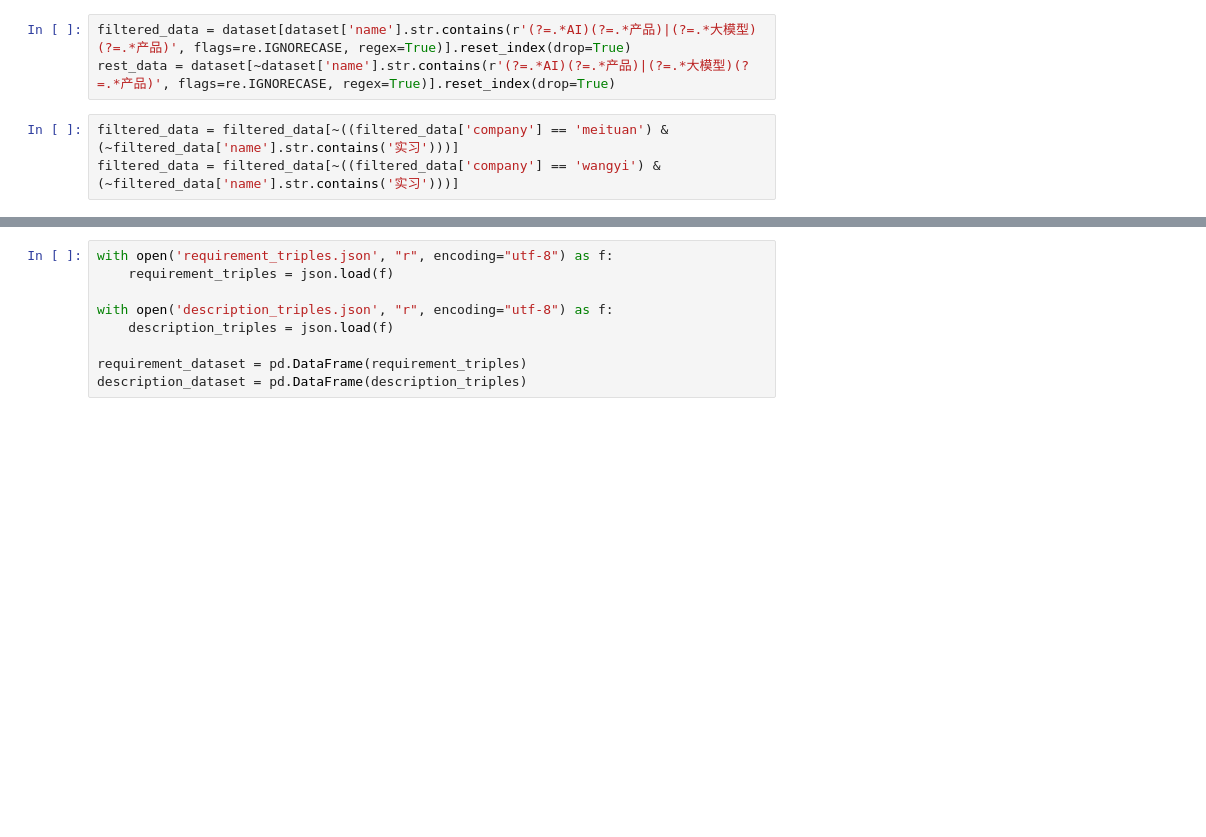
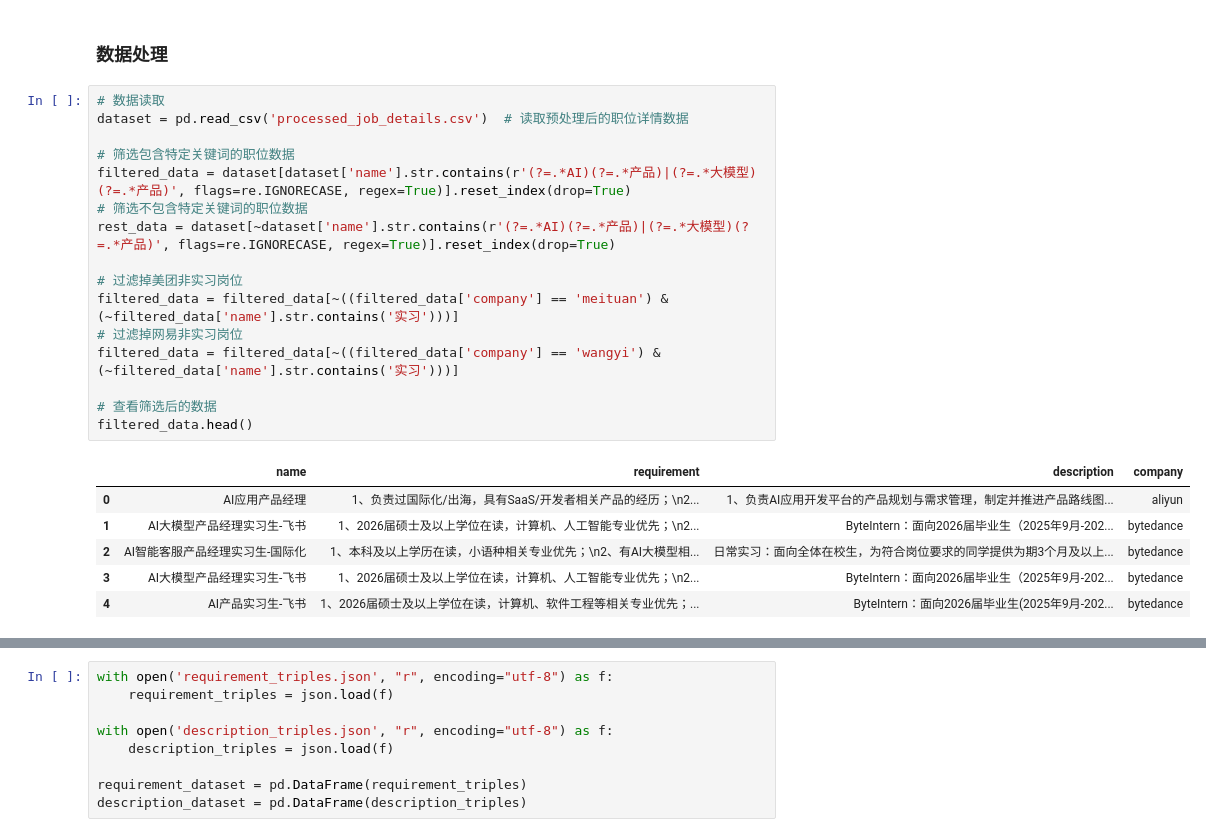
Before and after one commit to BlackChoco/AI_PM_job_visualiazation, a Jupyter notebook: job_analysis.ipynb, the cells around one changed output, grey strips where cells are left out. Drawn from its saved outputs; the diff is of its cells as text; blank space fills up the shorter version.

```diff
--- a/job_analysis.ipynb
+++ b/job_analysis.ipynb
@@ -7,6 +13,25 @@ dataset = pd.read_csv('processed_job_details.csv')
+# %% [markdown]
+### 数据处理 ###
 # %%
+# 数据读取
+dataset = pd.read_csv('processed_job_details.csv')  # 读取预处理后的职位详情数据
+
+# 筛选包含特定关键词的职位数据
 filtered_data = dataset[dataset['name'].str.contains(r'(?=.*AI)(?=.*产品)|(?=.*大模型)(?=.*产品)', flags=re.IGNORECASE, regex=True)].reset_index(drop=True)
+# 筛选不包含特定关键词的职位数据
 rest_data = dataset[~dataset['name'].str.contains(r'(?=.*AI)(?=.*产品)|(?=.*大模型)(?=.*产品)', flags=re.IGNORECASE, regex=True)].reset_index(drop=True)
+
+# 过滤掉美团非实习岗位
+filtered_data = filtered_data[~((filtered_data['company'] == 'meituan') & (~filtered_data['name'].str.contains('实习')))]
+# 过滤掉网易非实习岗位
+filtered_data = filtered_data[~((filtered_data['company'] == 'wangyi') & (~filtered_data['name'].str.contains('实习')))]
+
+# 查看筛选后的数据
+filtered_data.head()
+# %% [output]
+|  | name | requirement | description | company |
+| 0 | AI应用产品经理 | 1、负责过国际化/出海，具有SaaS/开发者相关产品的经历；\n2... | 1、负责AI应用开发平台的产品规划与需求管理，制定并推进产品路线图... | aliyun |
+| 1 | AI大模型产品经理实习生-飞书 | 1、2026届硕士及以上学位在读，计算机、人工智能专业优先；\n2... | ByteIntern：面向2026届毕业生（2025年9月-202... | bytedance |
+| 2 | AI智能客服产品经理实习生-国际化 | 1、本科及以上学历在读，小语种相关专业优先；\n2、有AI大模型相... | 日常实习：面向全体在校生，为符合岗位要求的同学提供为期3个月及以上... | bytedance |
+| 3 | AI大模型产品经理实习生-飞书 | 1、2026届硕士及以上学位在读，计算机、人工智能专业优先；\n2... | ByteIntern：面向2026届毕业生（2025年9月-202... | bytedance |
+| 4 | AI产品实习生-飞书 | 1、2026届硕士及以上学位在读，计算机、软件工程等相关专业优先；... | ByteIntern：面向2026届毕业生(2025年9月-202... | bytedance |
-# %%
-filtered_data = filtered_data[~((filtered_data['company'] == 'meituan') & (~filtered_data['name'].str.contains('实习')))]
-filtered_data = filtered_data[~((filtered_data['company'] == 'wangyi') & (~filtered_data['name'].str.contains('实习')))]
```
Also changed, not shown: parts of 19 cells of this notebook.
